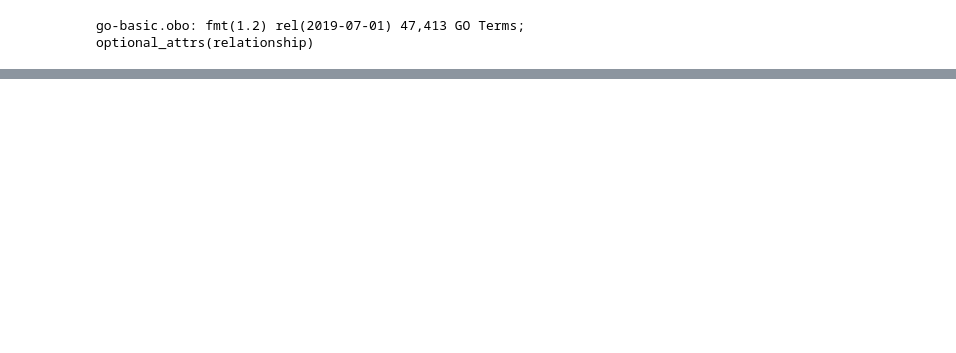
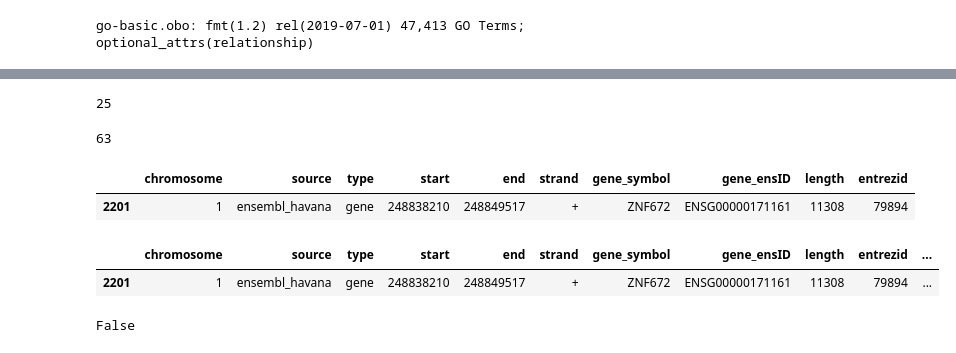
Before and after one commit to kevinjoshy/reFABS-Procedure, a Jupyter notebook: GOfunctionalAnalysis.ipynb, the cells around one changed output, grey strips where cells are left out. Cells and saved outputs as stored; diff of their text form; code cells hidden in the pictures; blank space fills up the shorter version.

```diff
--- a/GOfunctionalAnalysis.ipynb
+++ b/GOfunctionalAnalysis.ipynb
@@ -343,0 +444,4 @@ def reFABScalc(pvals):
+# %%
+len(testSite[0])
+# %% [output]
+25
@@ -343,0 +450,16 @@ def reFABScalc(pvals):
+# %%
+len(mappedFile)
+# %% [output]
+63
+# %%
+window = addWindowTSS20(10000)
+# %%
+geneAnnotationDF[geneAnnotationDF['entrezid']==79894]
+# %% [output]
+|  | chromosome | source | type | start | end | strand | gene_symbol | gene_ensID | length | entrezid |
+| 2201 | 1 | ensembl_havana | gene | 248838210 | 248849517 | + | ZNF672 | ENSG00000171161 | 11308 | 79894 |
+# %%
+window[0][window[0]['entrezid']==79894]
+# %% [output]
+|  | chromosome | source | type | start | end | strand | gene_symbol | gene_ensID | length | entrezid | ... |
+| 2201 | 1 | ensembl_havana | gene | 248838210 | 248849517 | + | ZNF672 | ENSG00000171161 | 11308 | 79894 | ... |
@@ -343,0 +474,4 @@ def reFABScalc(pvals):
+# %%
+26155 in mappedFile
+# %% [output]
+False
```
Also changed, not shown: parts of 53 cells of this notebook, 10 other files.
